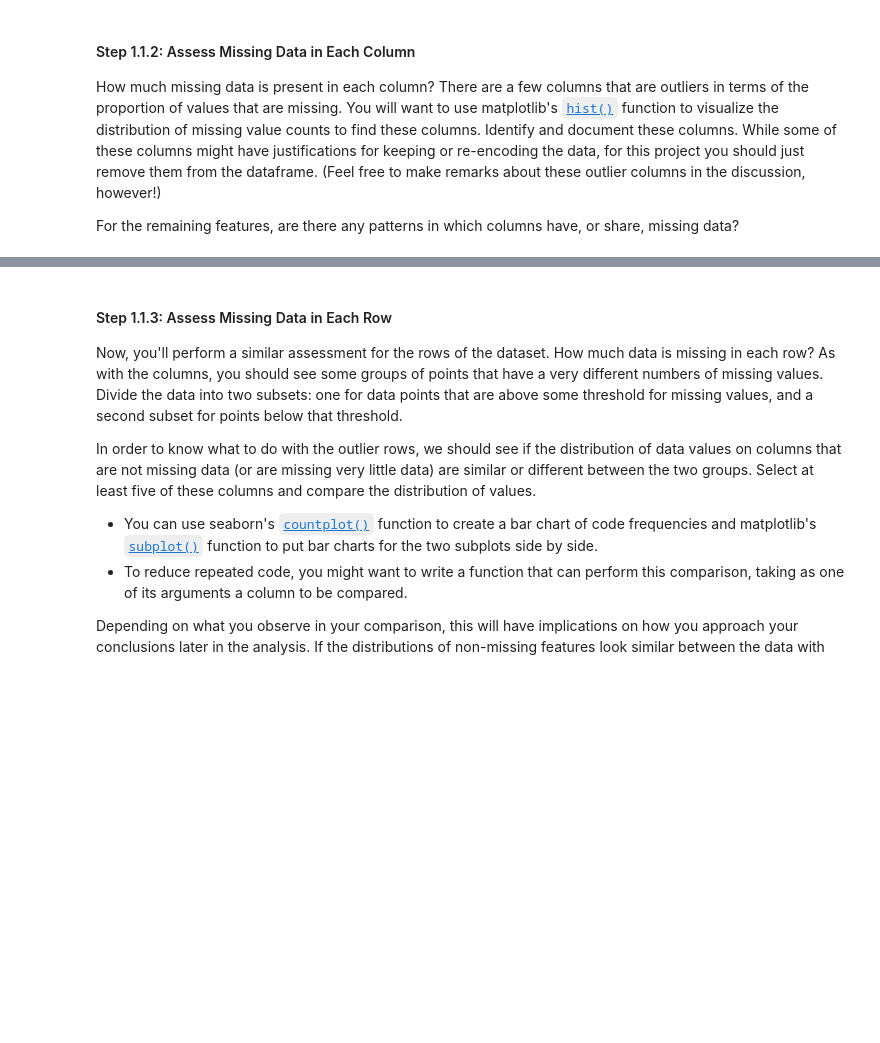
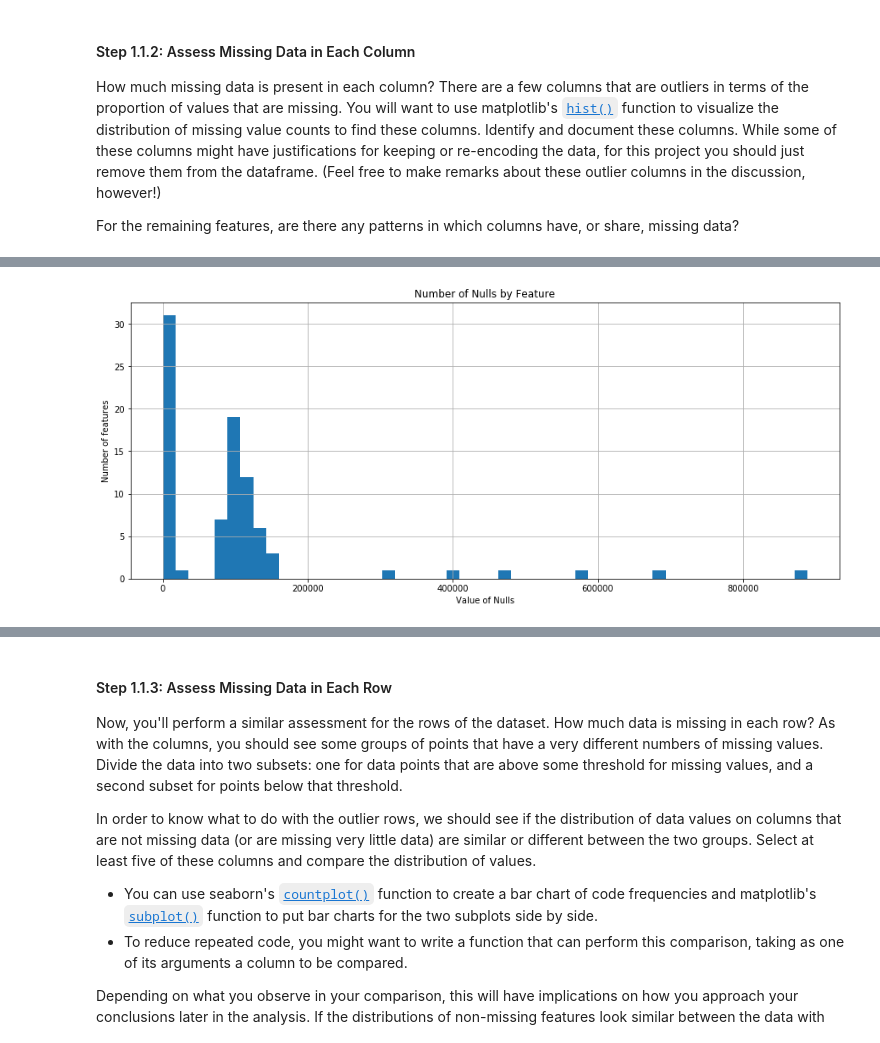
Before and after one commit to waficf/Kaggle_Competitions, a Jupyter notebook: Identify_Customer_Segments.ipynb, the cells around one changed output, grey strips where cells are left out. Saved outputs shown, nothing was run; the diff lists cells and outputs as text; code cells hidden in the pictures; blank space fills up the shorter version.

```diff
--- a/Identify_Customer_Segments.ipynb
+++ b/Identify_Customer_Segments.ipynb
@@ -144,3 +154,5 @@ For the remaining features, are there any patterns in which columns have, or sha
 # %%
 # Perform an assessment of how much missing data there is in each column of the
 # dataset.
+null_col = azdias.isnull().sum().sort_values(ascending=False).to_frame(name='value')
+null_col
@@ -147,2 +178,10 @@ For the remaining features, are there any patterns in which columns have, or sha
+# %%
+null_col.hist(bins=50, figsize=(15,6))
+plt.xlabel("Value of Nulls")
+plt.ylabel('Number of features')
+plt.title('Number of Nulls by Feature')
+plt.show()
+# %% [output]
+[figure, added]
 # %%
 # Investigate patterns in the amount of missing data in each column.
```
Also changed, not shown: parts of 18 cells of this notebook.
